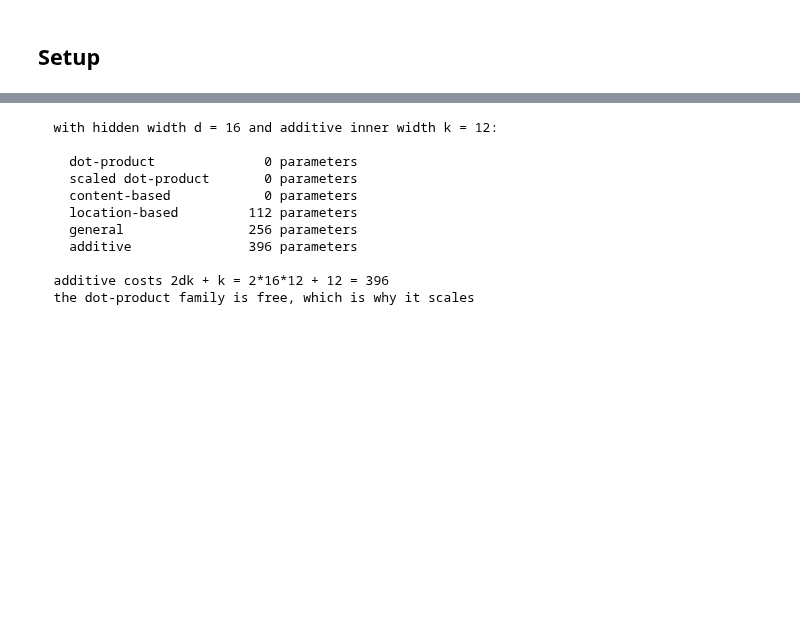
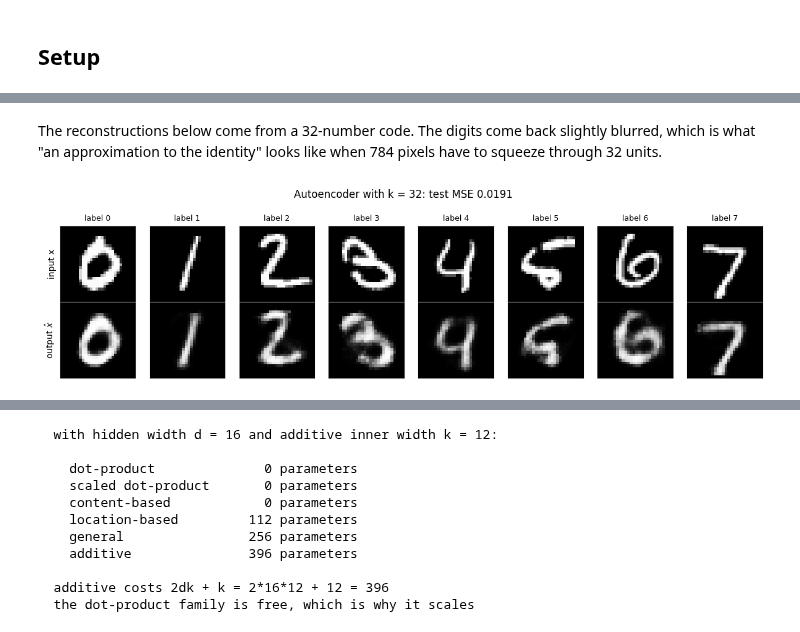
Before and after one commit to DL4CV-NPTEL/2026, a Jupyter notebook: notebooks/Week 8/W08_L1_Attention_in_Vision_Models.ipynb, the cells around one changed output, grey strips where cells are left out. Cells and saved outputs as stored; diff of their text form; code cells hidden in the pictures; blank space fills up the shorter version.

```diff
--- a/notebooks/Week 8/W08_L1_Attention_in_Vision_Models.ipynb
+++ b/notebooks/Week 8/W08_L1_Attention_in_Vision_Models.ipynb
@@ -130,20 +84,0 @@ $$\alpha_{t,j} = \frac{\exp\big(score(s_{t-1}, h_j)\big)}{\sum_{j'=1}^{T} \exp\b
-# %%
-# Attention in five lines, plus the two properties that make it work.
-T, dh = 7, 16                                 # source length, hidden width
-
-H = torch.randn(T, dh)                        # encoder states h_1 ... h_T
-s_prev = torch.randn(dh)                      # decoder state s_{t-1}
-
-scores = H @ s_prev                           # score(s_{t-1}, h_j) for every j
-alpha = torch.softmax(scores, dim=0)          # normalise over source positions
-c_t = (alpha[:, None] * H).sum(0)             # c_t = sum_j alpha_{t,j} h_j
-
-assert alpha.shape == (T,) and c_t.shape == (dh,)
-assert torch.allclose(alpha.sum(), torch.tensor(1.0)), 'attention weights must sum to 1'
-assert (alpha >= 0).all(), 'attention weights must be non-negative'
-assert torch.allclose(c_t, alpha @ H, atol=1e-6), 'the weighted sum is just a matrix product'
-
-print(f'  encoder states H {tuple(H.shape)},  alpha {tuple(alpha.shape)},  context {tuple(c_t.shape)}')
-print(f'  alpha sums to {alpha.sum():.6f}  (a distribution over the {T} source positions)')
-print(f'  the context vector has the same width as one encoder state: {c_t.shape[0]} == {dh}')
-print(f'\n  alpha = {[round(v, 3) for v in alpha.tolist()]}')
@@ -217,0 +272,19 @@ print('  location     == independent of H entirely      ok')
+# %% [markdown]
+The reconstructions below come from a 32-number code. The digits come back slightly blurred, which is
+what "an approximation to the identity" looks like when 784 pixels have to squeeze through 32 units.
+# %%
+demo_idx = torch.tensor([3, 2, 1, 18, 4, 8, 11, 0], device=device)    # one example of each of 8 digits
+with torch.no_grad():
+    recon32 = ae32(Xte[demo_idx])
+
+fig, ax = plt.subplots(2, 8, figsize=(12, 3.2))
+for j in range(8):
+    ax[0, j].imshow(to_np(Xte[demo_idx[j]]).reshape(28, 28), cmap='gray', vmin=0, vmax=1)
+    ax[1, j].imshow(to_np(recon32[j]).reshape(28, 28), cmap='gray', vmin=0, vmax=1)
+    ax[0, j].set_title(f'label {int(yte[demo_idx[j]])}', fontsize=9)
+    for a_ in ax[:, j]: a_.set_xticks([]); a_.set_yticks([])
+ax[0, 0].set_ylabel('input x'); ax[1, 0].set_ylabel('output $\\hat x$')
+fig.suptitle(f'Autoencoder with k = 32: test MSE {ae32_mse:.4f}', y=1.0)
+plt.tight_layout(); plt.show()
+# %% [output]
+[figure, added]
```
Also changed, not shown: parts of 96 cells of this notebook, 3 other files.
